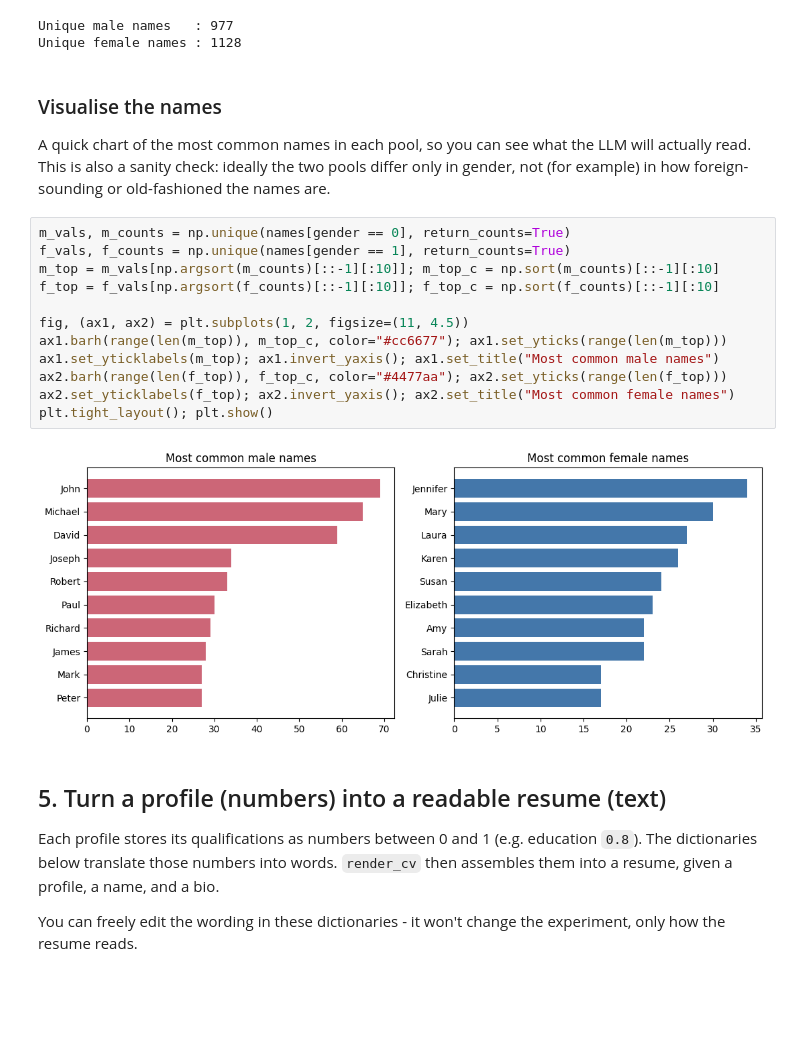
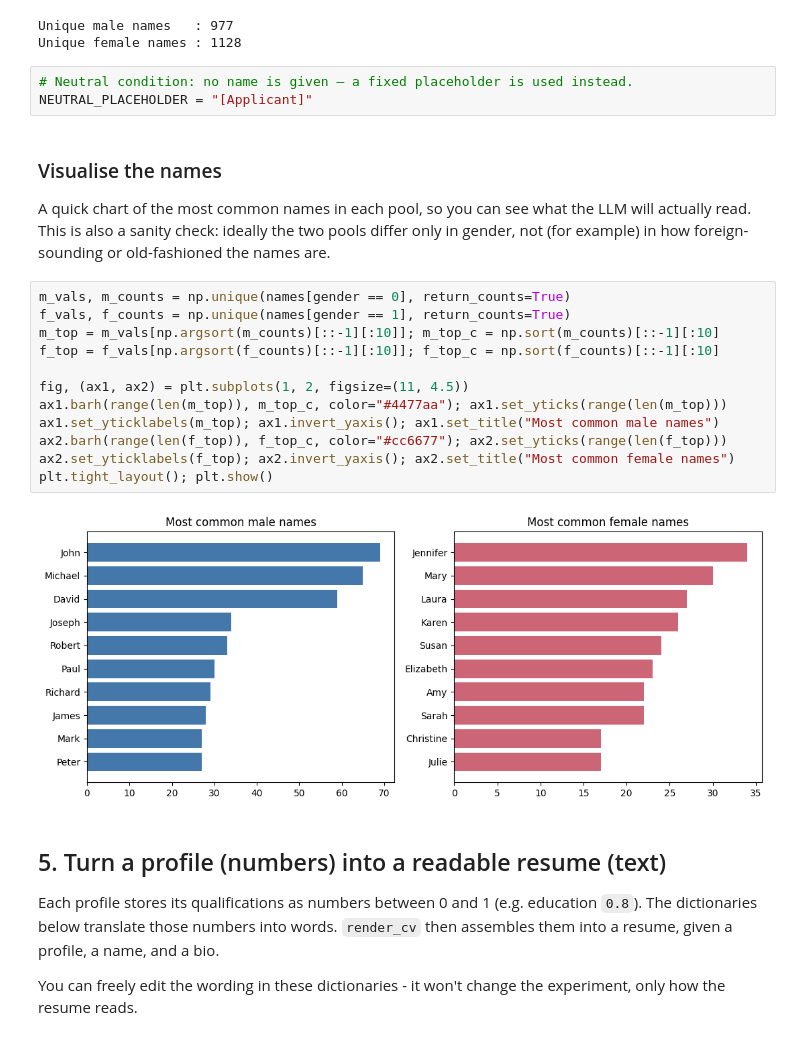
Before and after one commit to GustavWex/Evaluation-of-Artificial-Intelligence, a Jupyter notebook: FairCV_gender_audit.ipynb, the cells around one changed output. Cells and saved outputs as stored; diff of their text form; blank space fills up the shorter version.

```diff
--- a/FairCV_gender_audit.ipynb
+++ b/FairCV_gender_audit.ipynb
@@ -149,6 +152,9 @@ print("Unique female names :", len(female_names))
 # %% [output]
 Unique male names   : 977
 Unique female names : 1128
+# %%
+# Neutral condition: no name is given — a fixed placeholder is used instead.
+NEUTRAL_PLACEHOLDER = "[Applicant]"
 # %% [markdown]
 ### Visualise the names
 
@@ -158,17 +164,17 @@ foreign-sounding or old-fashioned the names are.
 # %%
 m_vals, m_counts = np.unique(names[gender == 0], return_counts=True)
 f_vals, f_counts = np.unique(names[gender == 1], return_counts=True)
 m_top = m_vals[np.argsort(m_counts)[::-1][:10]]; m_top_c = np.sort(m_counts)[::-1][:10]
 f_top = f_vals[np.argsort(f_counts)[::-1][:10]]; f_top_c = np.sort(f_counts)[::-1][:10]
 
 fig, (ax1, ax2) = plt.subplots(1, 2, figsize=(11, 4.5))
-ax1.barh(range(len(m_top)), m_top_c, color="#cc6677"); ax1.set_yticks(range(len(m_top)))
+ax1.barh(range(len(m_top)), m_top_c, color="#4477aa"); ax1.set_yticks(range(len(m_top)))
 ax1.set_yticklabels(m_top); ax1.invert_yaxis(); ax1.set_title("Most common male names")
-ax2.barh(range(len(f_top)), f_top_c, color="#4477aa"); ax2.set_yticks(range(len(f_top)))
+ax2.barh(range(len(f_top)), f_top_c, color="#cc6677"); ax2.set_yticks(range(len(f_top)))
 ax2.set_yticklabels(f_top); ax2.invert_yaxis(); ax2.set_title("Most common female names")
 plt.tight_layout(); plt.show()
 # %% [output]
-[figure, old version]
+[figure, new version]
 # %% [markdown]
 ## 5. Turn a profile (numbers) into a readable resume (text)
 
```
Also changed, not shown: parts of 43 cells of this notebook, 1 other file.
